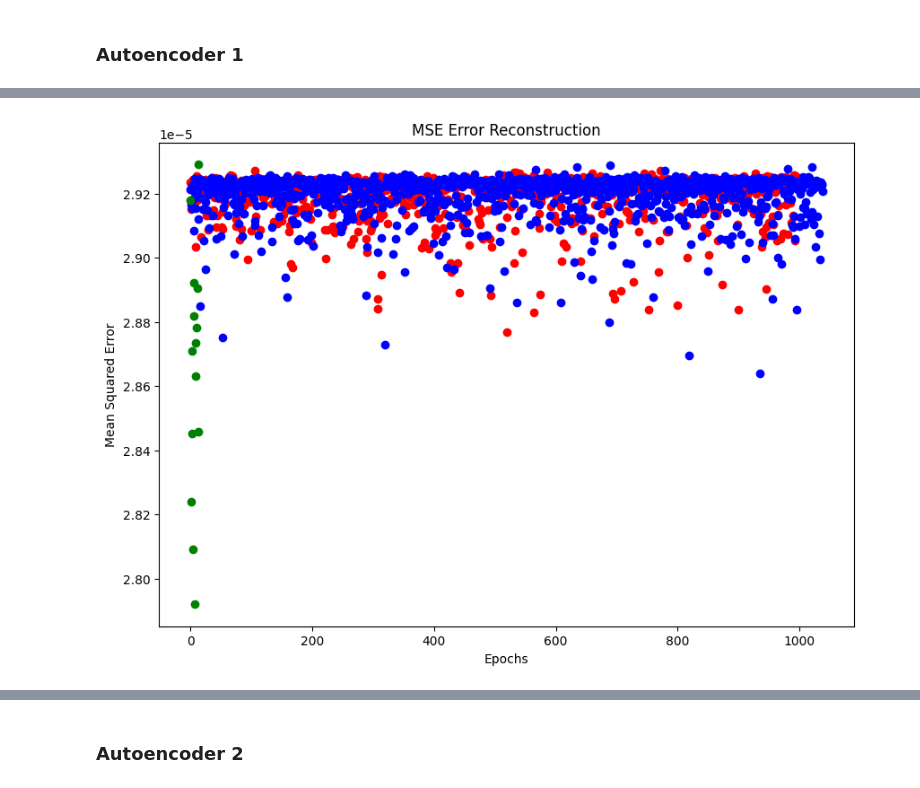
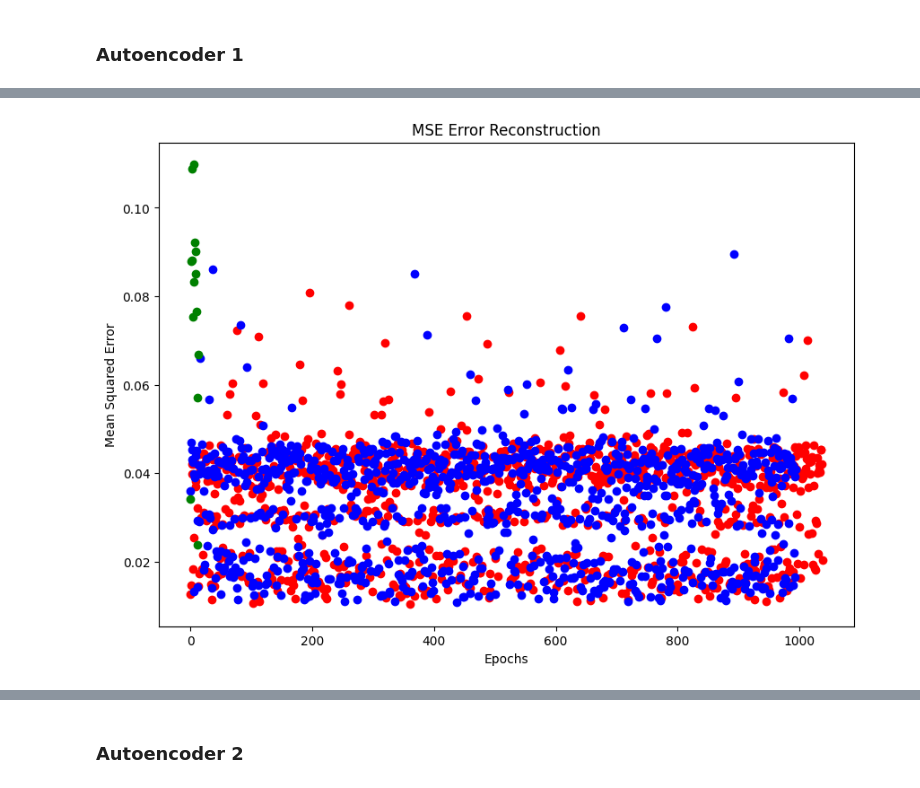
Before and after one commit to dhebel/babycal, a Jupyter notebook: src/main.ipynb, the cells around one changed output, grey strips where cells are left out. Cells and saved outputs as stored; diff of their text form; code cells hidden in the pictures.

```diff
--- a/src/main.ipynb
+++ b/src/main.ipynb
@@ -1139,9 +1192,19 @@ plt.show()
 aX_train, aX_test, ay_train, ay_test = train_test_split(antimuons, antimuon_labels, test_size=0.2)
 aX_train, aX_val, ay_train, ay_val = train_test_split(aX_train, ay_train, test_size=0.2)
 
+# Normalizing the data
+# We will use the function normalize from keras.utils to normalize the data.
+# We will normalize the data by dividing the data by the maximum value of the data.
+aX_train = keras.utils.normalize(aX_train, axis=1)
+aX_val = keras.utils.normalize(aX_val, axis=1)
+aX_test = keras.utils.normalize(aX_test, axis=1)
+
 # Train test split for neutron data
 #nX_train, nX_test, ny_train, ny_test = train_test_split(neutrons, neutron_labels, test_size=0.2)
 #nX_train, nX_val, ny_train, ny_val = train_test_split(nX_train, ny_train, test_size=0.2)
+
+# Normalizing the data
+nX = keras.utils.normalize(nX, axis=1)
 
 X_test_pred = autoencoder.predict(X_test)
 aX_test_pred = autoencoder.predict(aX_test)
@@ -1170,4 +1233,4 @@ plt.show()
-[figure, old version]
+[figure, new version]
 # %%
 # Plotting a muon event and its reconstruction
 # We will plot a muon event from the training set and its reconstruction from the autoencoder.
```
Also changed, not shown: parts of 25 cells of this notebook.
